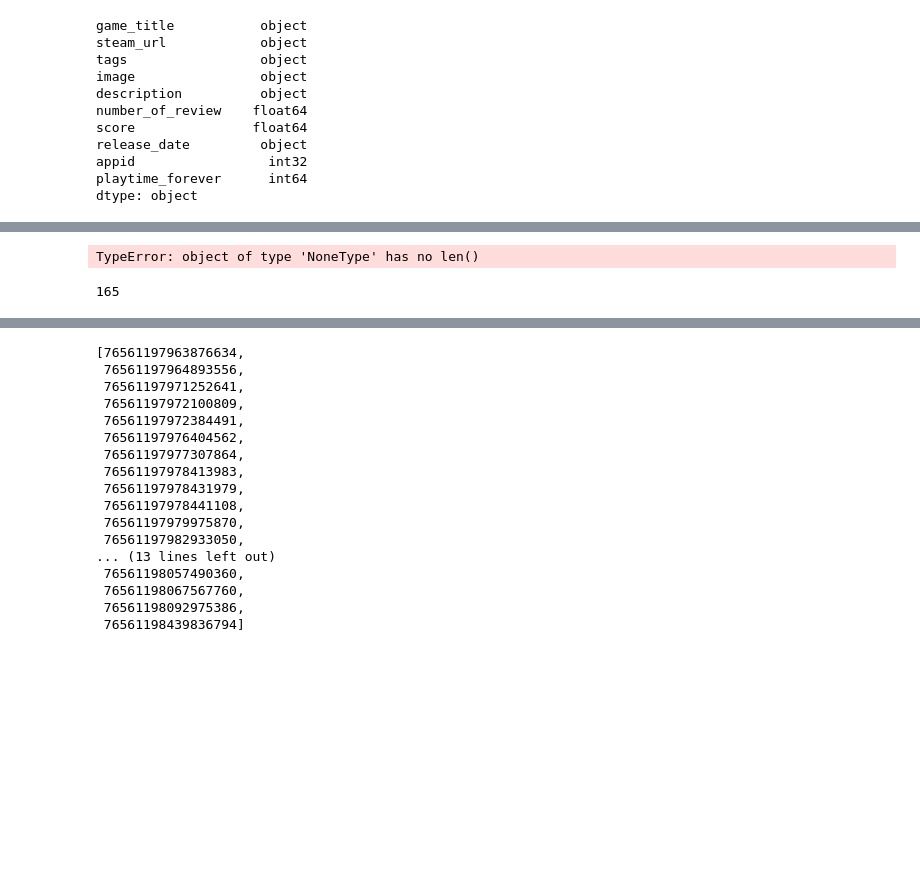
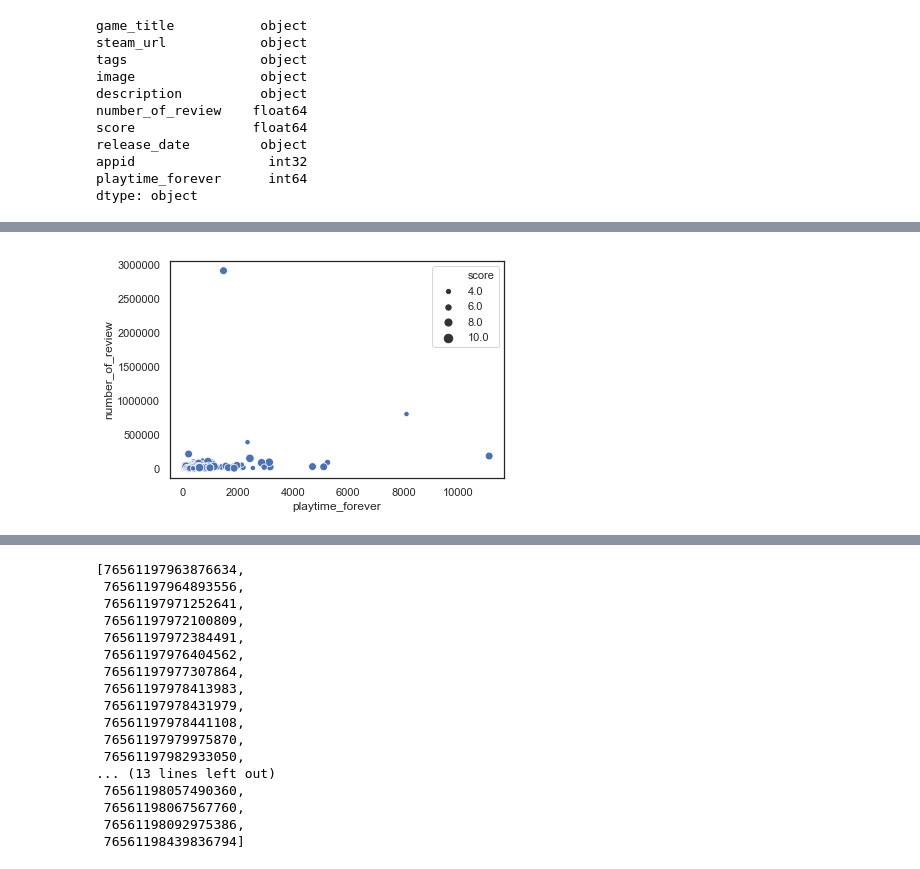
Before and after one commit to micsab/Game-Recommendation-Engine, a Jupyter notebook: api_test.ipynb, the cells around one changed output, grey strips where cells are left out. Cells and saved outputs as stored; diff of their text form; code cells hidden in the pictures; blank space fills up the shorter version.

```diff
--- a/api_test.ipynb
+++ b/api_test.ipynb
@@ -54,11 +55,11 @@ app_id.columns = ['app', 'appid']
 df = pd.concat([steam_games, app_id], axis=1, sort=False)
 df = df[~df.app.str.contains('sub')]
 df = df[~df.app.str.contains('digitalgiftcards')]
-df['appid'] = pd.to_numeric(df['appid'], downcast='integer')
+df['appid'] = pd.to_numeric(df['appid'], downcast='signed')
 df['number_of_review'] = df['number_of_review'].replace({'no reviews' : ''})
-df['number_of_review'] = pd.to_numeric(df['number_of_review'], downcast='integer')
+df['number_of_review'] = pd.to_numeric(df['number_of_review'], downcast='signed')
 df['score'] = df['score'].replace({'no rating' : ''})
-df['score'] = pd.to_numeric(df['score'])
+df['score'] = pd.to_numeric(df['score'], downcast='signed')
 df = pd.merge(df, game_table, on='appid')
 df = df.drop(['app', 'name', 'friend_ID', 'playtime_2weeks'], axis=1)
 df.dtypes
@@ -75,7 +76,7 @@ appid                 int32
 playtime_forever      int64
 dtype: object
 # %%
-df2 = df[df['playtime_forever'] > 0]
+df2 = df[df['playtime_forever'] > 60]
 df2 = df2[df2['score'] != np.nan]
 df2 = df2[df2['number_of_review'] != np.nan]
 df2.sort_values('number_of_review')
@@ -101,12 +102,5 @@ df2.sort_values('number_of_review')
 # %%
-sns.set(style='white')
-
-sns.relplot(x=df2['score'],
-            y=df2['number_of_review'],
-            size=df2['playtime_forever'])
+ax = sns.scatterplot(x="playtime_forever", y="number_of_review", size="score",
+                     data=df2)
 # %% [output]
-TypeError: object of type 'NoneType' has no len()
+[figure, added]
-# %%
-len(df2['number_of_review'])
-# %% [output]
-165
```
Also changed, not shown: parts of 6 cells of this notebook, 1 other file.
